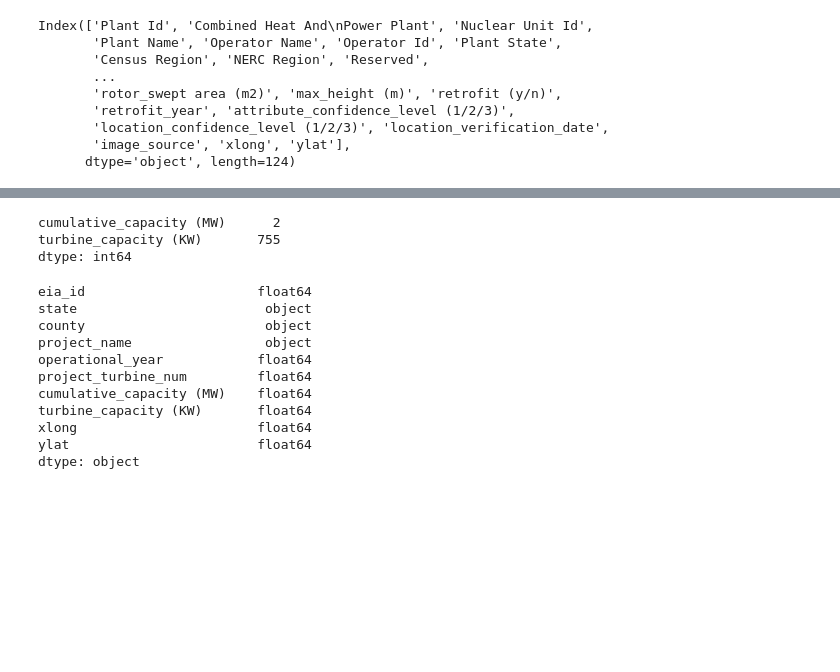
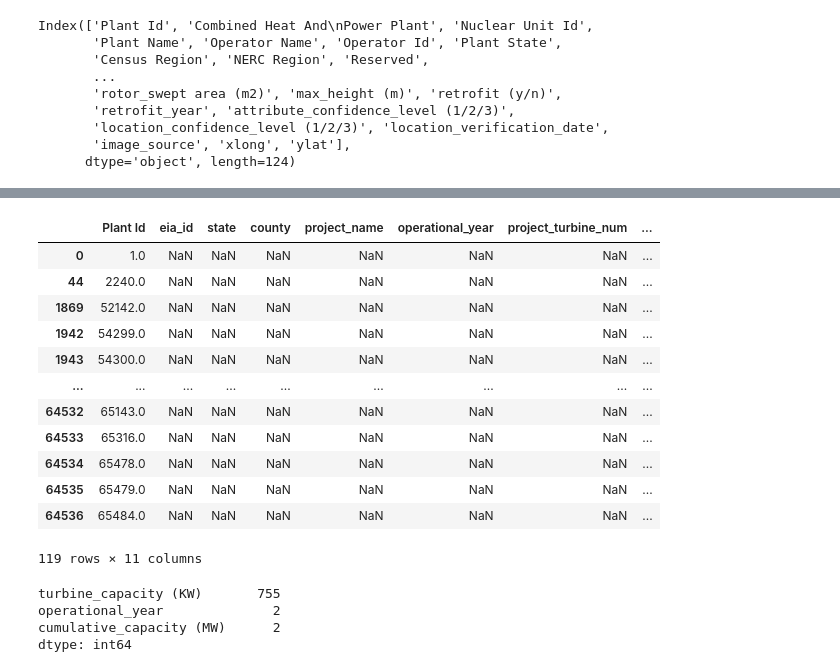
Before and after one commit to NicsLvl/DA1_Capstone_JADEN, a Jupyter notebook: wind_turbine_dataset_capacity.ipynb, the cells around one changed output, grey strips where cells are left out. Cells and saved outputs as stored; diff of their text form; code cells hidden in the pictures; blank space fills up the shorter version.

```diff
--- a/wind_turbine_dataset_capacity.ipynb
+++ b/wind_turbine_dataset_capacity.ipynb
@@ -37,7 +33,7 @@ Index(['Plant Id', 'Combined Heat And\nPower Plant', 'Nuclear Unit Id',
 # %%
 # filter unecessary columns
 wind_turbine_df = wind_turbine_df[[#'faa_digital_obstacle_id', 'faa_obstruction_evaluation_id', 'usgs_id',
-                                   'eia_id', 'state', 'county',
+                                   'Plant Id', 'eia_id', 'state', 'county',
                                    # 'state_county_id',
                                    'project_name', 'operational_year', 'project_turbine_num',
                                    'cumulative_capacity (MW)',
@@ -79,25 +100,28 @@ dtype: int64
+# %%
+# show values for eia_id that are null
+wind_turbine_df[wind_turbine_df['eia_id'].isnull()]
+# %% [output]
+|  | Plant Id | eia_id | state | county | project_name | operational_year | project_turbine_num | ... |
+| 0 | 1.0 | NaN | NaN | NaN | NaN | NaN | NaN | ... |
+| 44 | 2240.0 | NaN | NaN | NaN | NaN | NaN | NaN | ... |
+| 1869 | 52142.0 | NaN | NaN | NaN | NaN | NaN | NaN | ... |
+| 1942 | 54299.0 | NaN | NaN | NaN | NaN | NaN | NaN | ... |
+| 1943 | 54300.0 | NaN | NaN | NaN | NaN | NaN | NaN | ... |
+| ... | ... | ... | ... | ... | ... | ... | ... | ... |
+| 64532 | 65143.0 | NaN | NaN | NaN | NaN | NaN | NaN | ... |
+| 64533 | 65316.0 | NaN | NaN | NaN | NaN | NaN | NaN | ... |
+| 64534 | 65478.0 | NaN | NaN | NaN | NaN | NaN | NaN | ... |
+| 64535 | 65479.0 | NaN | NaN | NaN | NaN | NaN | NaN | ... |
+| 64536 | 65484.0 | NaN | NaN | NaN | NaN | NaN | NaN | ... |
+119 rows × 11 columns
 # %%
-# remove eia_id null values
+# remove for eia_id that are null
 wind_turbine_df = wind_turbine_df[wind_turbine_df['eia_id'].notna()]
 
 # check null values
-wind_turbine_df.isnull().sum()[lambda x: x > 0]
+wind_turbine_df.isnull().sum()[lambda x: x > 0].sort_values(ascending=False)
 # %% [output]
+turbine_capacity (KW)       755
+operational_year              2
 cumulative_capacity (MW)      2
-turbine_capacity (KW)       755
 dtype: int64
-# %%
-# check data types
-wind_turbine_df.dtypes
-# %% [output]
-eia_id                      float64
-state                        object
-county                       object
-project_name                 object
-operational_year            float64
-project_turbine_num         float64
-cumulative_capacity (MW)    float64
-turbine_capacity (KW)       float64
-xlong                       float64
-ylat                        float64
-dtype: object
```
Also changed, not shown: parts of 31 cells of this notebook, 2 other files.
